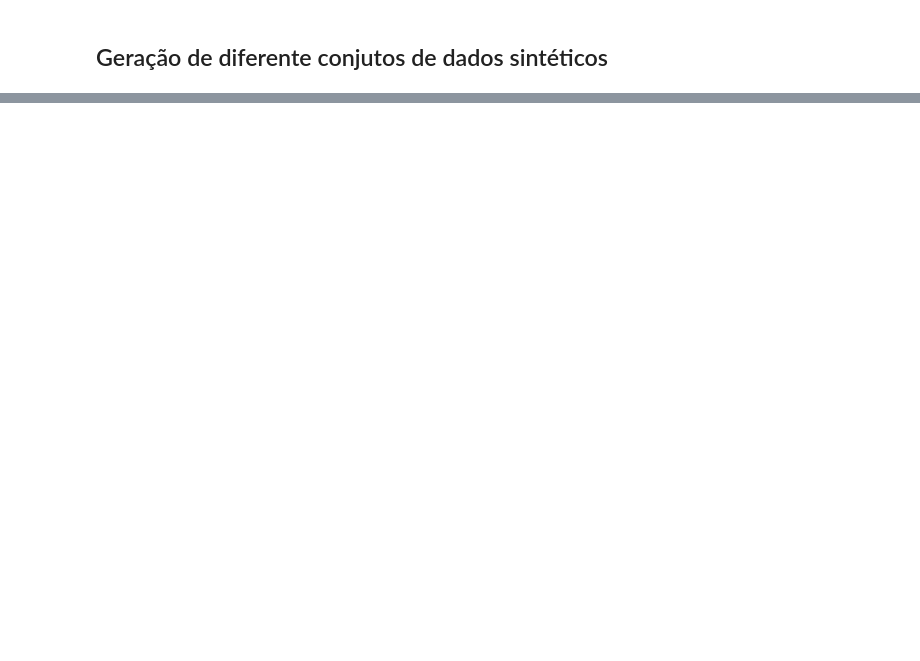
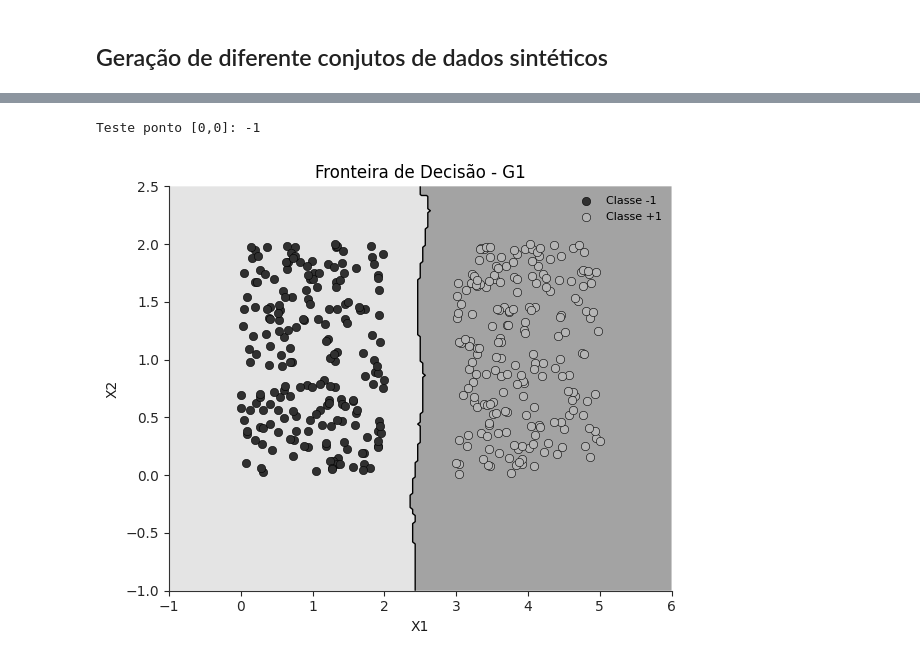
Before and after one commit to waks38/Redes-Neurais-Mestrado, a Jupyter notebook: Artigo1/Artigo 1.ipynb, the cells around one changed output, grey strips where cells are left out. Cells and saved outputs as stored; diff of their text form; code cells hidden in the pictures; blank space fills up the shorter version.

```diff
--- a/Artigo1/Artigo 1.ipynb
+++ b/Artigo1/Artigo 1.ipynb
@@ -263,0 +231,39 @@ Ignoring fixed x limits to fulfill fixed data aspect with adjustable data limits
+# %%
+def local_hyperplane_classifier(p, planes):
+    if not planes: return 0
+    p = np.asarray(p,float)
+    acts = []; dists = []
+    for mid, normal in planes:
+        mid = np.asarray(mid); normal = np.asarray(normal)
+        a = np.dot(normal, p) - np.dot(normal, mid)
+        acts.append(np.sign(a) if a!=0 else 0)
+        dists.append(np.linalg.norm(p-mid))
+    dists = np.array(dists); dists = np.where(dists==0,1e-12,dists)
+    w = np.exp(dists.max()/dists); w /= w.sum()
+    score = np.dot(w, acts)
+    return 1 if score>=0 else -1
+
+print('Teste ponto [0,0]:', local_hyperplane_classifier([0,0], hyperplanes))
+# %% [output]
+Teste ponto [0,0]: -1
+# %%
+
+
+
+xx, yy = np.meshgrid(np.linspace(-1,6,200), np.linspace(-1,2.5,200))
+grid = np.c_[xx.ravel(), yy.ravel()]
+Z = np.array([local_hyperplane_classifier(p, hyperplanes) for p in grid]).reshape(xx.shape)
+color_neg='#303030'; color_pos='#b5b5b5'; region_neg='#d9d9d9'; region_pos='#7d7d7d'
+fig, ax = plt.subplots(figsize=(6,5))
+ax.contourf(xx, yy, Z, levels=[-1,0,1], colors=[region_neg, region_pos], alpha=0.70, antialiased=True)
+ax.contour(xx, yy, Z, levels=[0], colors='k', linewidths=1.0)
+ax.scatter(x[y==-1,0], x[y==-1,1], s=36, c=color_neg, edgecolors='k', linewidths=0.4, label='Classe -1')
+ax.scatter(x[y==1,0],  x[y==1,1],  s=36, c=color_pos, edgecolors='k', linewidths=0.4, label='Classe +1')
+ax.set_title('Fronteira de Decisão - G1')
+ax.set_xlabel('X1'); ax.set_ylabel('X2')
+for sp in ['top','right']: ax.spines[sp].set_visible(False)
+ax.legend(frameon=False, fontsize=8)
+plt.tight_layout(); plt.show()
+fig.savefig('decision_boundary_g1.png', dpi=300)
+# %% [output]
+[figure, added]
```
Also changed, not shown: parts of 22 cells of this notebook, 6 other files.
